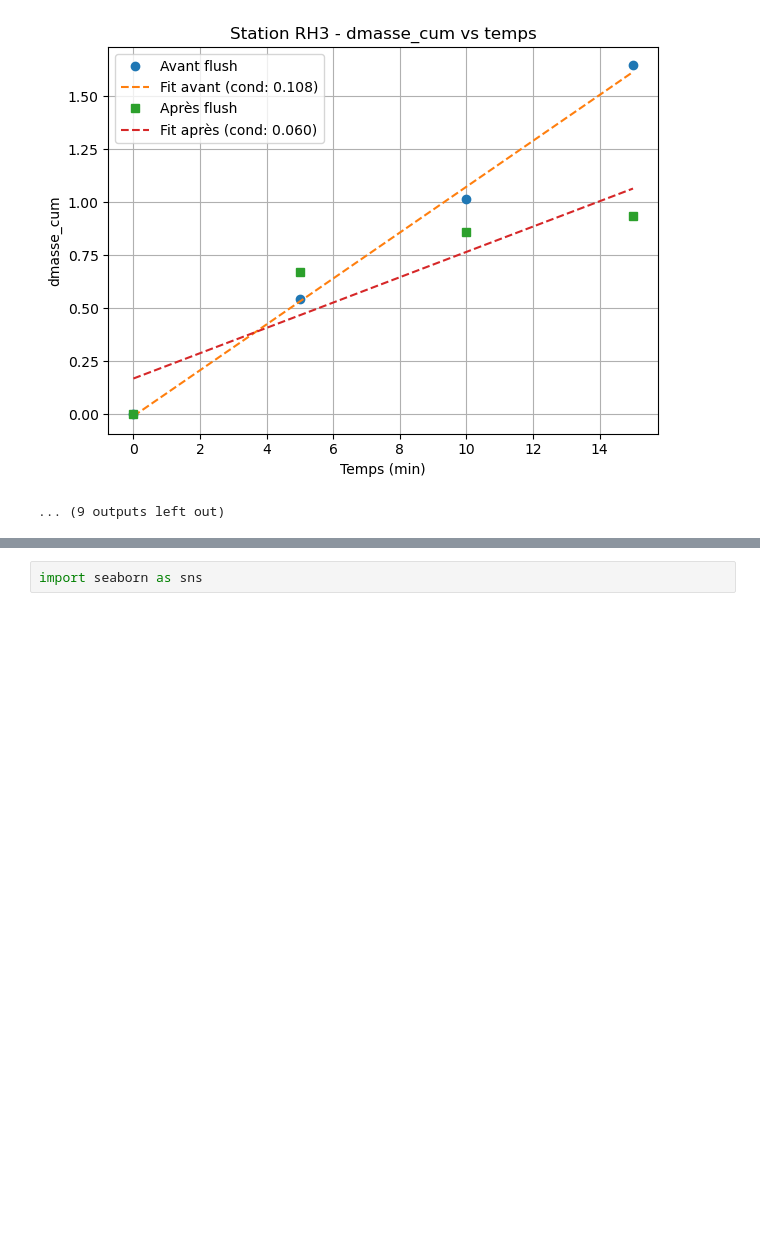
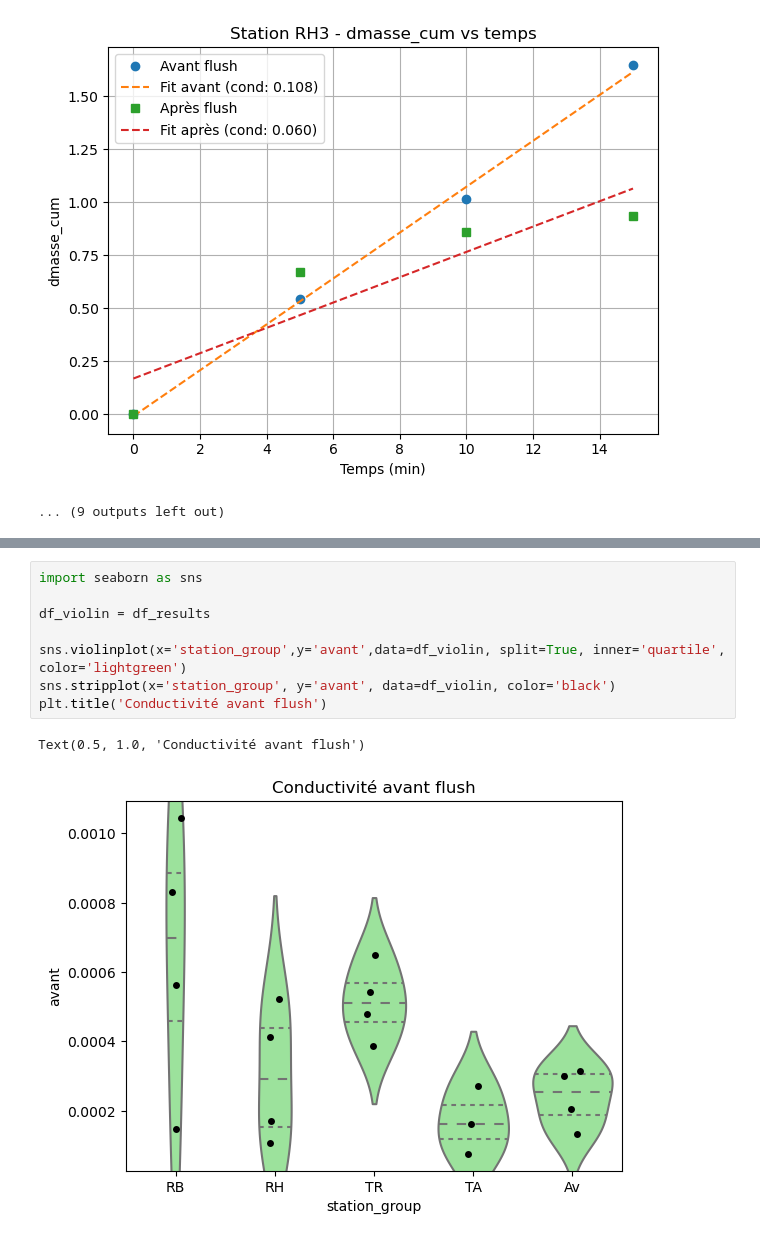
Before and after one commit to arthuserani/BleuAtlantiC_Physics, a Jupyter notebook: Physics-Physiology/Conductivité/conductivite.ipynb, the cells around one changed output, grey strips where cells are left out. Cells and saved outputs as stored; diff of their text form; blank space fills up the shorter version.

```diff
--- a/Physics-Physiology/Conductivité/conductivite.ipynb
+++ b/Physics-Physiology/Conductivité/conductivite.ipynb
@@ -299,2 +363,11 @@ df_results
 # %%
 import seaborn as sns
+
+df_violin = df_results
+
+sns.violinplot(x='station_group',y='avant',data=df_violin, split=True, inner='quartile', color='lightgreen')
+sns.stripplot(x='station_group', y='avant', data=df_violin, color='black')
+plt.title('Conductivité avant flush')
+# %% [output]
+Text(0.5, 1.0, 'Conductivité avant flush')
+[figure, added]
```
Also changed, not shown: parts of 18 cells of this notebook.
